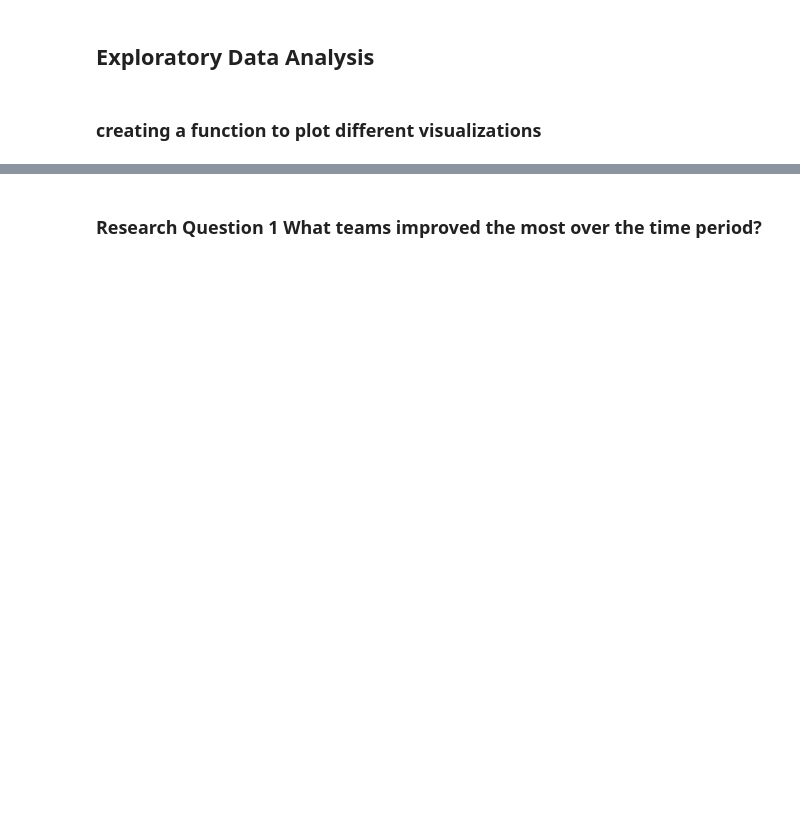
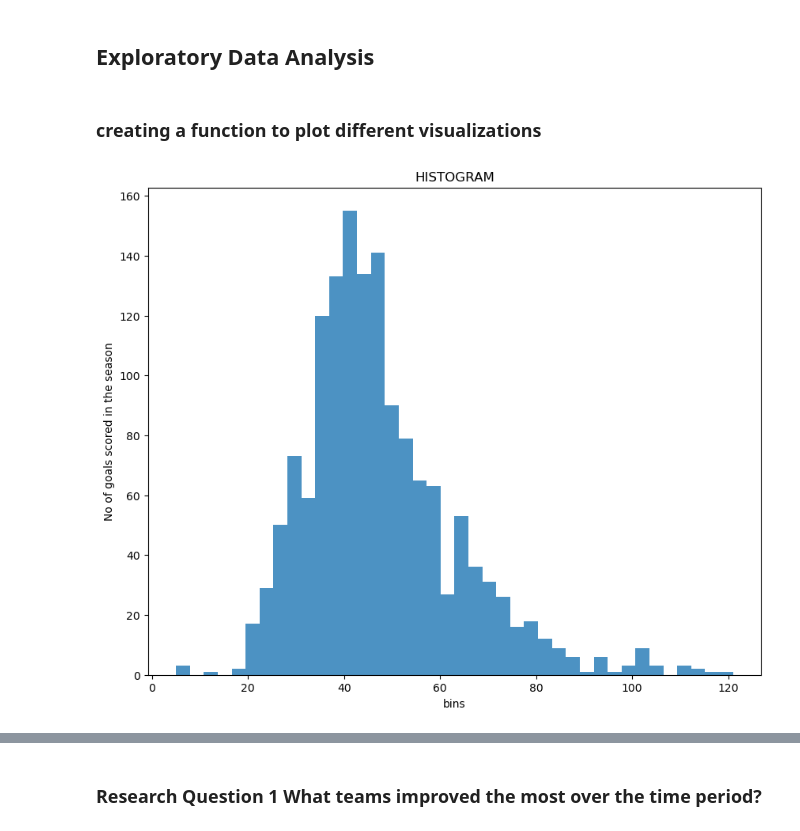
Before and after one commit to Daviedavie100/Investigating_dataset_project, a Jupyter notebook: Investigate_a_Dataset.ipynb, the cells around one changed output, grey strips where cells are left out. Cells and saved outputs as stored; diff of their text form; code cells hidden in the pictures; blank space fills up the shorter version.

```diff
--- a/Investigate_a_Dataset.ipynb
+++ b/Investigate_a_Dataset.ipynb
@@ -1399,7 +1353,7 @@ def plot_visual(data, data2, visual_type):
 
     elif visual_type=='hist':
         fig,vis=plt.subplots(figsize=[10,8])
-        vis.hist(data, alpha=0.8) # creating a histogram
+        vis.hist(data, alpha=0.8, bins=40) # creating a histogram
         #plt.grid(axis='y', alpha=0.6) # grid
 
     elif visual_type=='boxplot':
@@ -1411,10 +1365,12 @@ def plot_visual(data, data2, visual_type):
         fig, vis=plt.subplots(figsize=[10,8])
         plt.scatter(x=data, y=data2, alpha=0.8, color='blue') # creating scatter
 # %%
-# checking the distribution of the extreme seasons
-goal_08_16=melted_match.query('season in ["2008/2009", "2015/2016"]').groupby(['season', 'Team'])['goals'].sum(
+# checking the distribution of goals in the seasons
+goals_08_to_16=melted_match.groupby(['season', 'Team'])['goals'].sum() #query('season in ["2008/2009", "2015/2016"]')
 # plot histogram
-plot_visual(data=goal_08_16, data2='', visual_type='hist')
-plt.title('SEASON 2008/2009 AND 2015/2016 HISTOGRAM')
+plot_visual(data=goals_08_to_16, data2='', visual_type='hist')
+plt.title('HISTOGRAM')
 plt.xlabel('bins')
-plt.ylabel('No of goals scored in 2008/2009 and 2015/2015 season')
+plt.ylabel('No of goals scored in the season');
+# %% [output]
+[figure, added]
```
Also changed, not shown: parts of 36 cells of this notebook.
